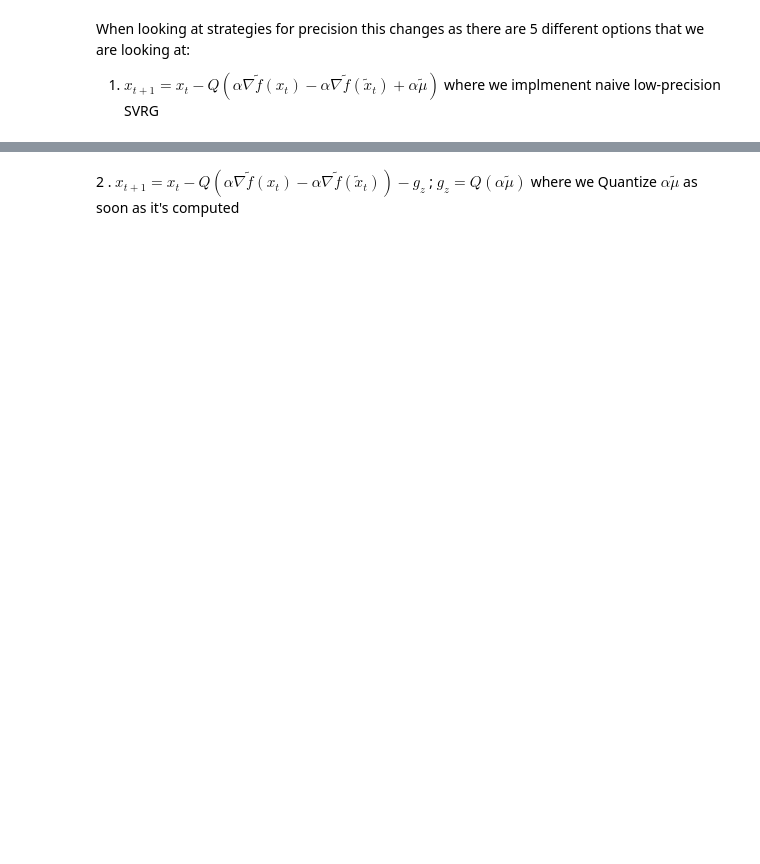
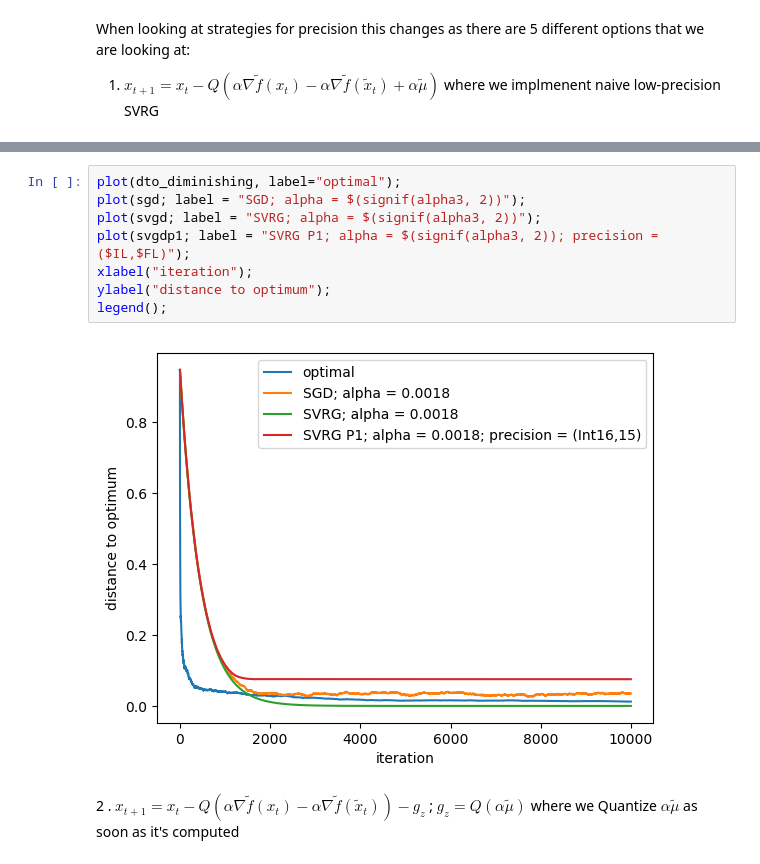
Before and after one commit to ifilonenko/sgd-vr-precision, a Jupyter notebook: experiments/sgd-optimized.ipynb, the cells around one changed output, grey strips where cells are left out. Saved outputs shown, nothing was run; the diff lists cells and outputs as text; blank space fills up the shorter version.

```diff
--- a/experiments/sgd-optimized.ipynb
+++ b/experiments/sgd-optimized.ipynb
@@ -253,3 +260,13 @@ legend();
+# %%
+plot(dto_diminishing, label="optimal");
+plot(sgd; label = "SGD; alpha = $(signif(alpha3, 2))");
+plot(svgd; label = "SVRG; alpha = $(signif(alpha3, 2))");
+plot(svgdp1; label = "SVRG P1; alpha = $(signif(alpha3, 2)); precision = ($IL,$FL)");
+xlabel("iteration");
+ylabel("distance to optimum");
+legend();
+# %% [output]
+[figure, added]
 # %% [markdown]
 2 .  $x_{t+1} = x_t-Q(\alpha \nabla \tilde f(x_t)-\alpha \nabla \tilde f( \tilde x_t)) - g_z$ ; $g_z = Q(\alpha\tilde \mu)$ where we Quantize $\alpha\tilde \mu$ as soon as it's computed
 # %%
```
Also changed, not shown: parts of 50 cells of this notebook, 6 other files.
